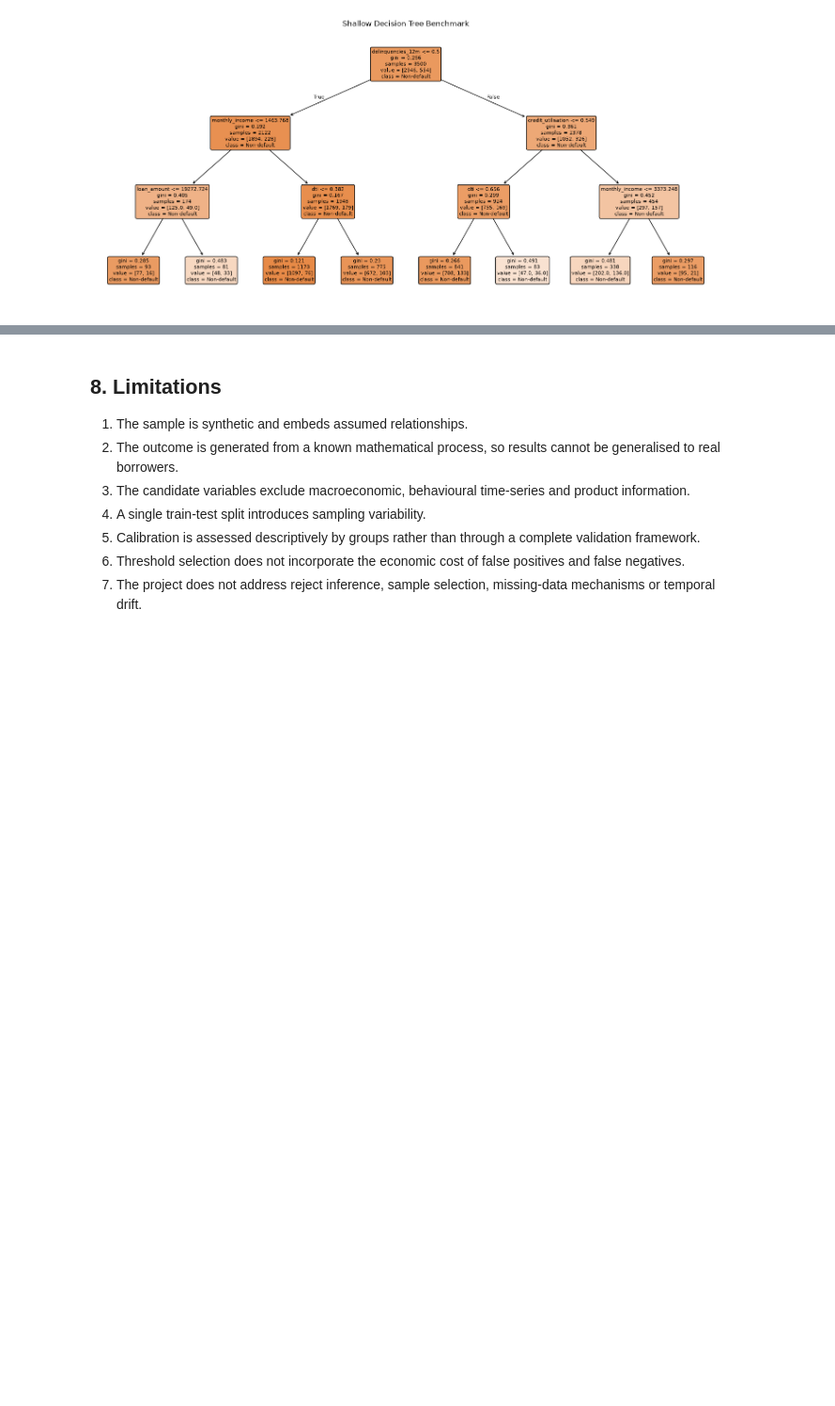
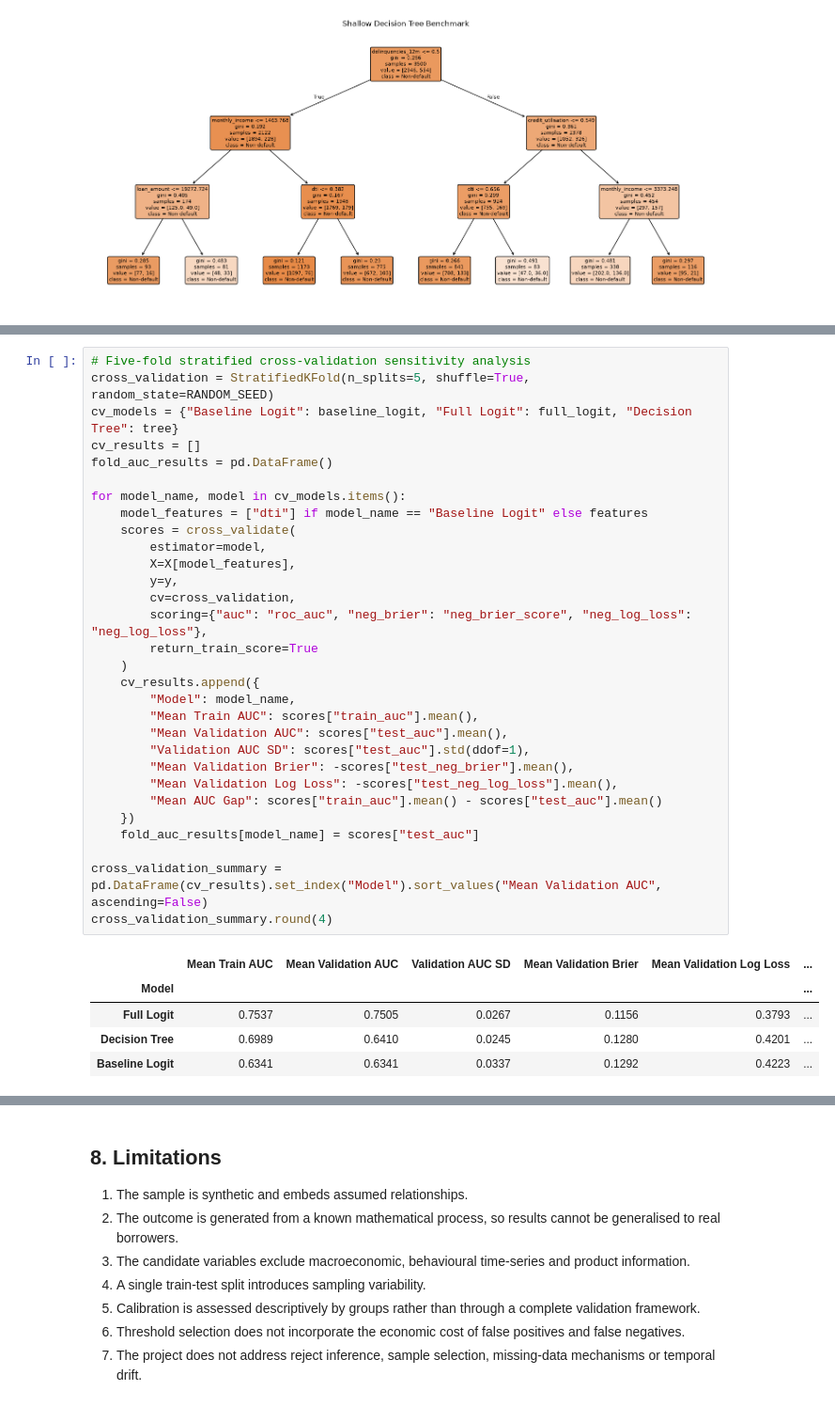
Before and after one commit to StoykovaKari/credit-default-model-validation, a Jupyter notebook: credit_default_model_comparison.ipynb, the cells around one changed output, grey strips where cells are left out. Shown at 94% size. Drawn from its saved outputs; the diff is of its cells as text; blank space fills up the shorter version.

```diff
--- a/credit_default_model_comparison.ipynb
+++ b/credit_default_model_comparison.ipynb
@@ -657,0 +679,36 @@ The final interpretation will be completed using the model-comparison table and
+# %%
+# Five-fold stratified cross-validation sensitivity analysis
+cross_validation = StratifiedKFold(n_splits=5, shuffle=True, random_state=RANDOM_SEED)
+cv_models = {"Baseline Logit": baseline_logit, "Full Logit": full_logit, "Decision Tree": tree}
+cv_results = []
+fold_auc_results = pd.DataFrame()
+
+for model_name, model in cv_models.items():
+    model_features = ["dti"] if model_name == "Baseline Logit" else features
+    scores = cross_validate(
+        estimator=model,
+        X=X[model_features],
+        y=y,
+        cv=cross_validation,
+        scoring={"auc": "roc_auc", "neg_brier": "neg_brier_score", "neg_log_loss": "neg_log_loss"},
+        return_train_score=True
+    )
+    cv_results.append({
+        "Model": model_name,
+        "Mean Train AUC": scores["train_auc"].mean(),
+        "Mean Validation AUC": scores["test_auc"].mean(),
+        "Validation AUC SD": scores["test_auc"].std(ddof=1),
+        "Mean Validation Brier": -scores["test_neg_brier"].mean(),
+        "Mean Validation Log Loss": -scores["test_neg_log_loss"].mean(),
+        "Mean AUC Gap": scores["train_auc"].mean() - scores["test_auc"].mean()
+    })
+    fold_auc_results[model_name] = scores["test_auc"]
+
+cross_validation_summary = pd.DataFrame(cv_results).set_index("Model").sort_values("Mean Validation AUC", ascending=False)
+cross_validation_summary.round(4)
+# %% [output]
+|  | Mean Train AUC | Mean Validation AUC | Validation AUC SD | Mean Validation Brier | Mean Validation Log Loss | ... |
+| Model |  |  |  |  |  | ... |
+| Full Logit | 0.7537 | 0.7505 | 0.0267 | 0.1156 | 0.3793 | ... |
+| Decision Tree | 0.6989 | 0.6410 | 0.0245 | 0.1280 | 0.4201 | ... |
+| Baseline Logit | 0.6341 | 0.6341 | 0.0337 | 0.1292 | 0.4223 | ... |
```
Also changed, not shown: parts of 11 cells of this notebook.
